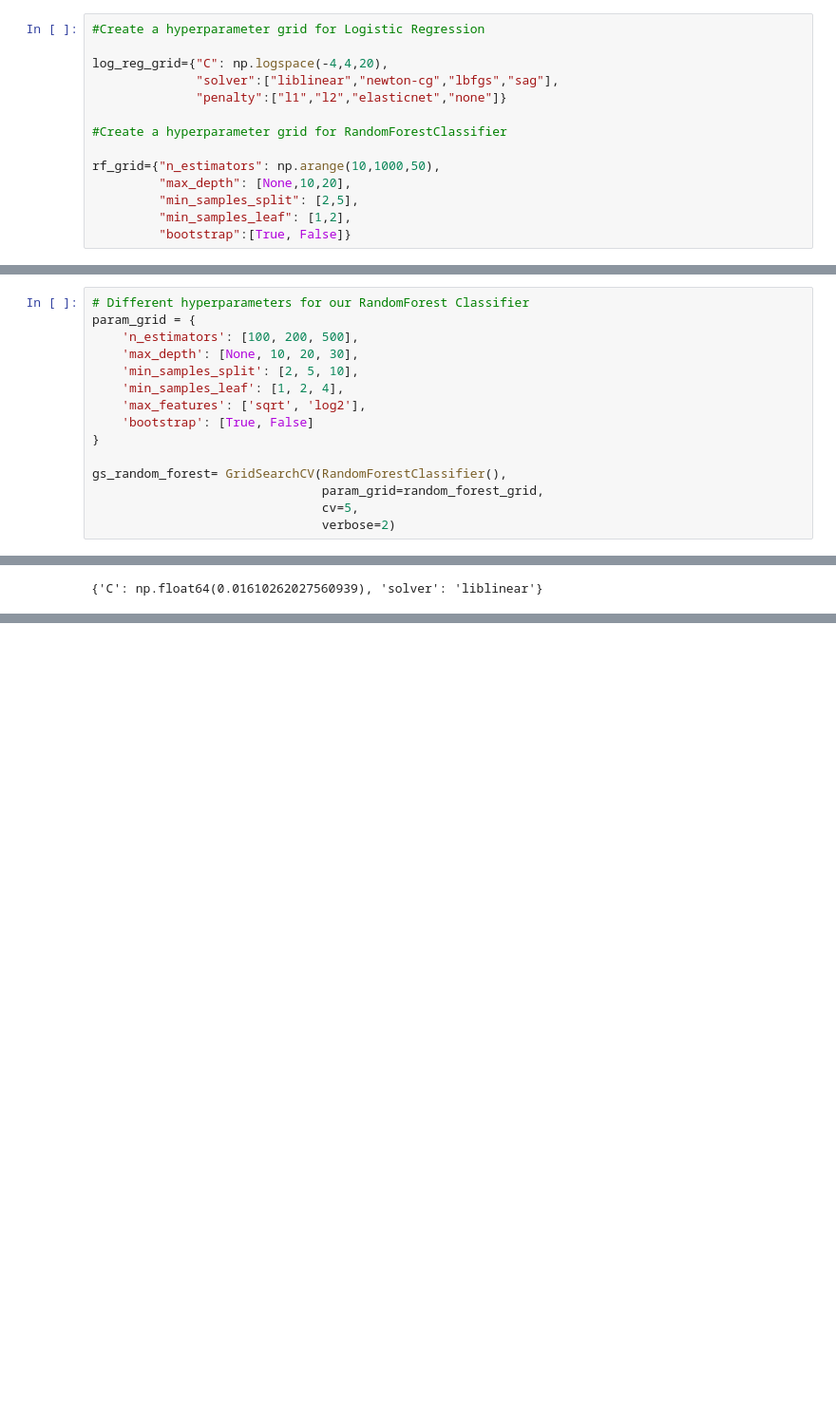
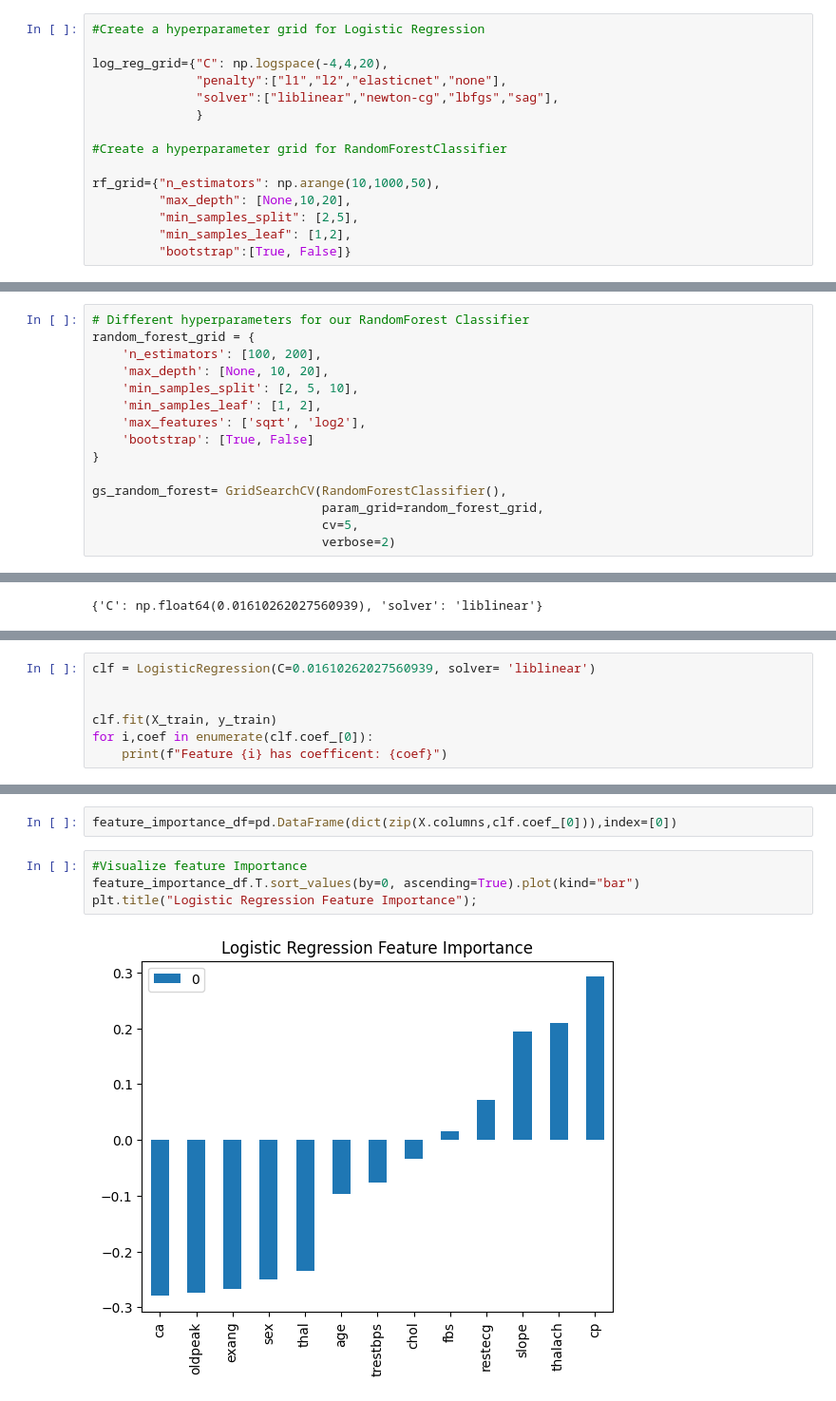
Before and after one commit to Argyrhspet1/Classification-project-on-heart-disease, a Jupyter notebook: Heart_disease_classification_project.ipynb, the cells around one changed output, grey strips where cells are left out. Shown at 95% size. Drawn from its saved outputs; the diff is of its cells as text; blank space fills up the shorter version.

```diff
--- a/Heart_disease_classification_project.ipynb
+++ b/Heart_disease_classification_project.ipynb
@@ -308,8 +308,9 @@ using RandomizedSearchCV
 #Create a hyperparameter grid for Logistic Regression
 
 log_reg_grid={"C": np.logspace(-4,4,20),
+              "penalty":["l1","l2","elasticnet","none"],
               "solver":["liblinear","newton-cg","lbfgs","sag"],
-              "penalty":["l1","l2","elasticnet","none"]}
+              }
 
 #Create a hyperparameter grid for RandomForestClassifier
 
@@ -498,11 +499,11 @@ gs_log_reg.score(X_test, y_test)
 0.8852459016393442
 # %%
 # Different hyperparameters for our RandomForest Classifier
-param_grid = {
-    'n_estimators': [100, 200, 500],
-    'max_depth': [None, 10, 20, 30],
+random_forest_grid = {
+    'n_estimators': [100, 200],
+    'max_depth': [None, 10, 20],
     'min_samples_split': [2, 5, 10],
-    'min_samples_leaf': [1, 2, 4],
+    'min_samples_leaf': [1, 2],
     'max_features': ['sqrt', 'log2'],
     'bootstrap': [True, False]
 }
@@ -696,0 +707,7 @@ cv_metrics.T.plot.bar(title="Cross-Validated Metrics",legend=True)
+# %%
+clf = LogisticRegression(C=0.01610262027560939, solver= 'liblinear')
+
+
+clf.fit(X_train, y_train)
+for i,coef in enumerate(clf.coef_[0]):
+    print(f"Feature {i} has coefficent: {coef}")
@@ -696,0 +728,8 @@ cv_metrics.T.plot.bar(title="Cross-Validated Metrics",legend=True)
+# %%
+feature_importance_df=pd.DataFrame(dict(zip(X.columns,clf.coef_[0])),index=[0])
+# %%
+#Visualize feature Importance
+feature_importance_df.T.sort_values(by=0, ascending=True).plot(kind="bar")
+plt.title("Logistic Regression Feature Importance");
+# %% [output]
+[figure, added]
```
Also changed, not shown: parts of 19 cells of this notebook, 1 other file.
